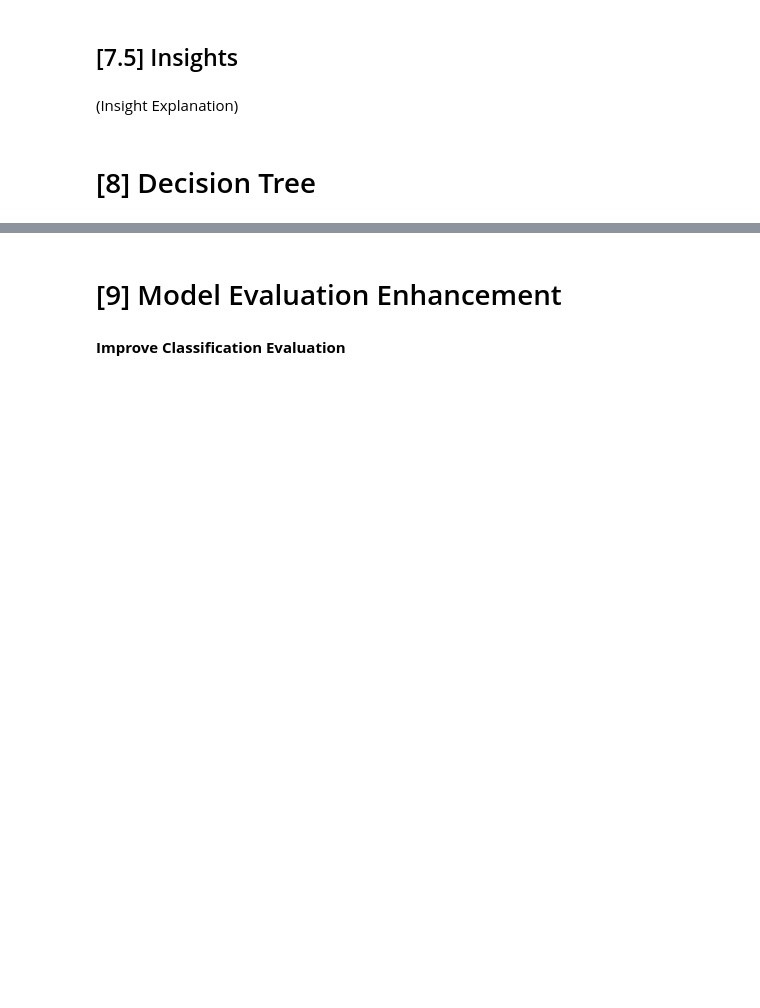
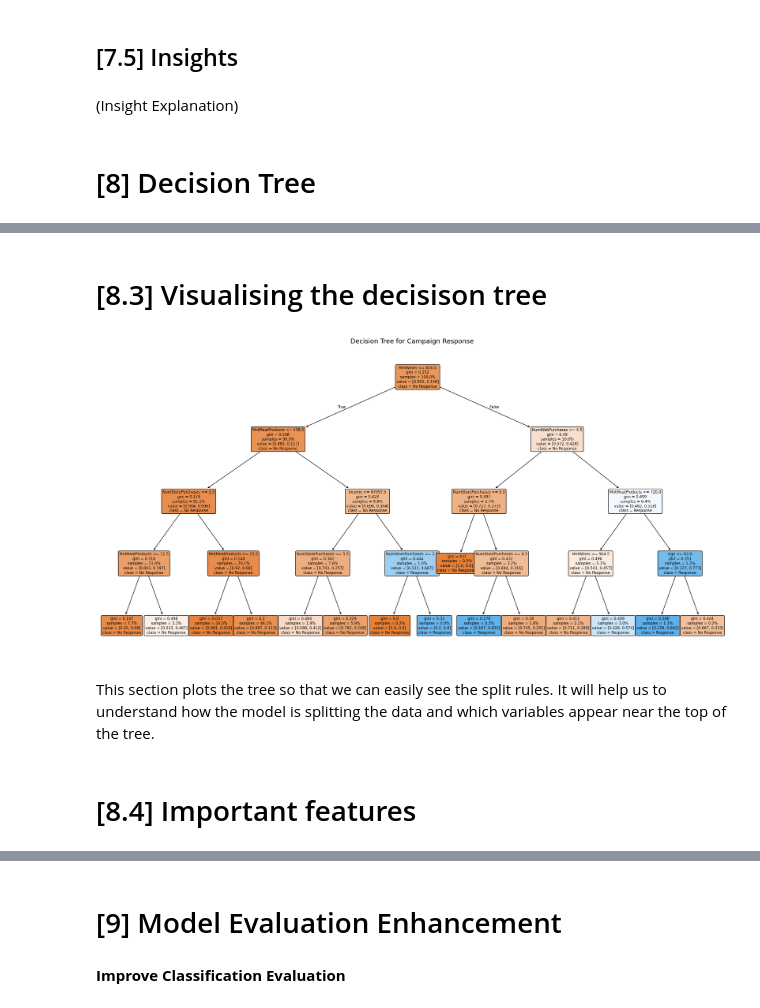
Before and after one commit to Luke-Dev-Tech/Business_intelligence_and_data-mining, a Jupyter notebook: BI_Project.ipynb, the cells around one changed output, grey strips where cells are left out. Saved outputs shown, nothing was run; the diff lists cells and outputs as text; code cells hidden in the pictures; blank space fills up the shorter version.

Commit message:
Guled- classifcation decisions trees complete

```diff
--- a/BI_Project.ipynb
+++ b/BI_Project.ipynb
@@ -845,0 +880,27 @@ weighted avg       0.79      0.83      0.80       448
+# %% [markdown]
+# [8.3] Visualising the decisison tree
+# %%
+from sklearn.tree import plot_tree
+import matplotlib.pyplot as plt
+
+plt.figure(figsize=(24, 12), dpi=150)
+
+plot_tree(
+    model_tree,
+    feature_names=X.columns,
+    class_names=["No Response", "Response"],
+    filled=True,
+    rounded=True,
+    fontsize=8,
+    proportion=True
+)
+
+plt.title("Decision Tree for Campaign Response", fontsize=14)
+plt.show()
+# %% [output]
+[figure, added]
+# %% [markdown]
+
+This section plots the tree so that we can easily see the split rules. It will help us to understand how the model is splitting the data and which variables appear near the top of the tree.
+# %% [markdown]
+# [8.4] Important features
```
Also changed, not shown: parts of 22 cells of this notebook.
